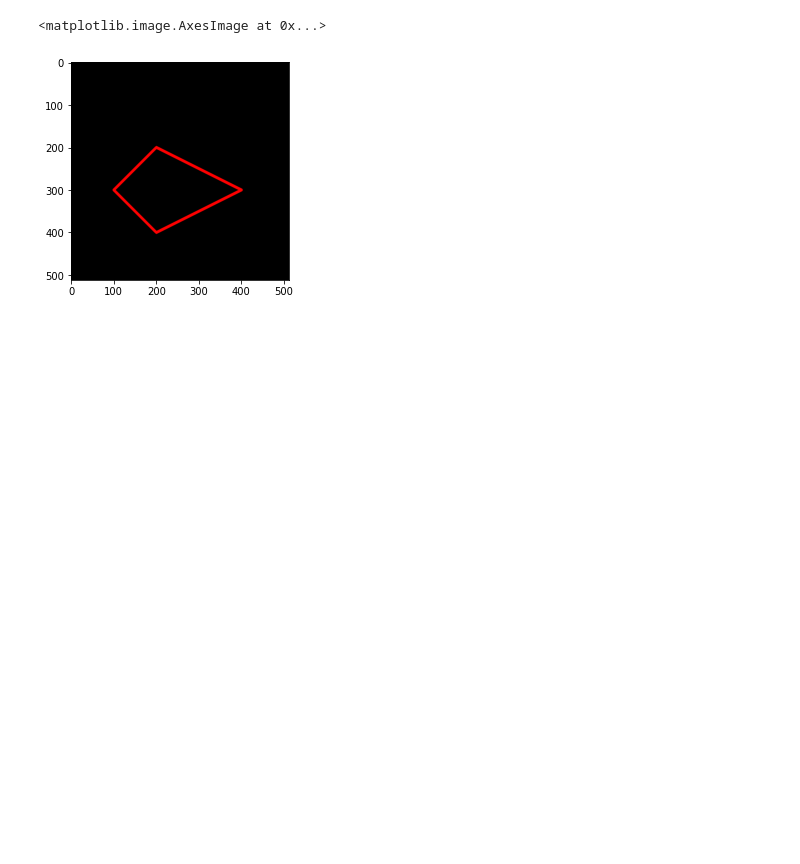
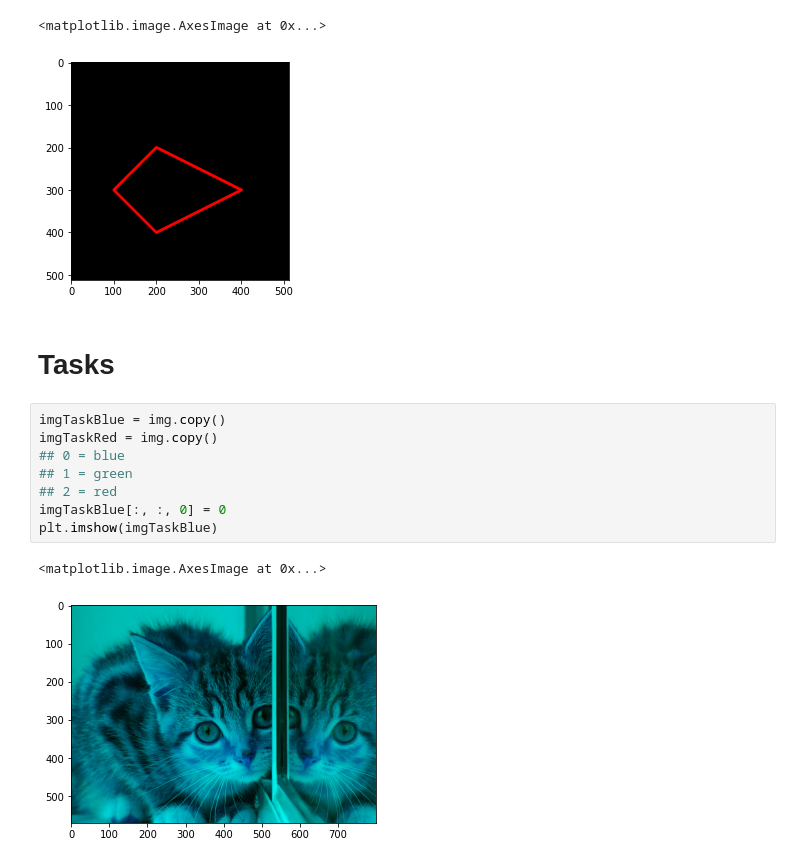
Before and after one commit to AikaMinami/IPCV_2022, a Jupyter notebook: Week2.ipynb, the cells around one changed output. Drawn from its saved outputs; the diff is of its cells as text; blank space fills up the shorter version.

Commit message:
Task

```diff
--- a/Week2.ipynb
+++ b/Week2.ipynb
@@ -126,3 +126,16 @@ plt.imshow(black_img2)
 # %% [output]
 <matplotlib.image.AxesImage at 0x...>
 [figure]
+# %% [markdown]
+# **Tasks**
+# %%
+imgTaskBlue = img.copy()
+imgTaskRed = img.copy()
+## 0 = blue
+## 1 = green
+## 2 = red
+imgTaskBlue[:, :, 0] = 0
+plt.imshow(imgTaskBlue)
+# %% [output]
+<matplotlib.image.AxesImage at 0x...>
+[figure, added]
```
Also changed, not shown: parts of 8 cells of this notebook.
